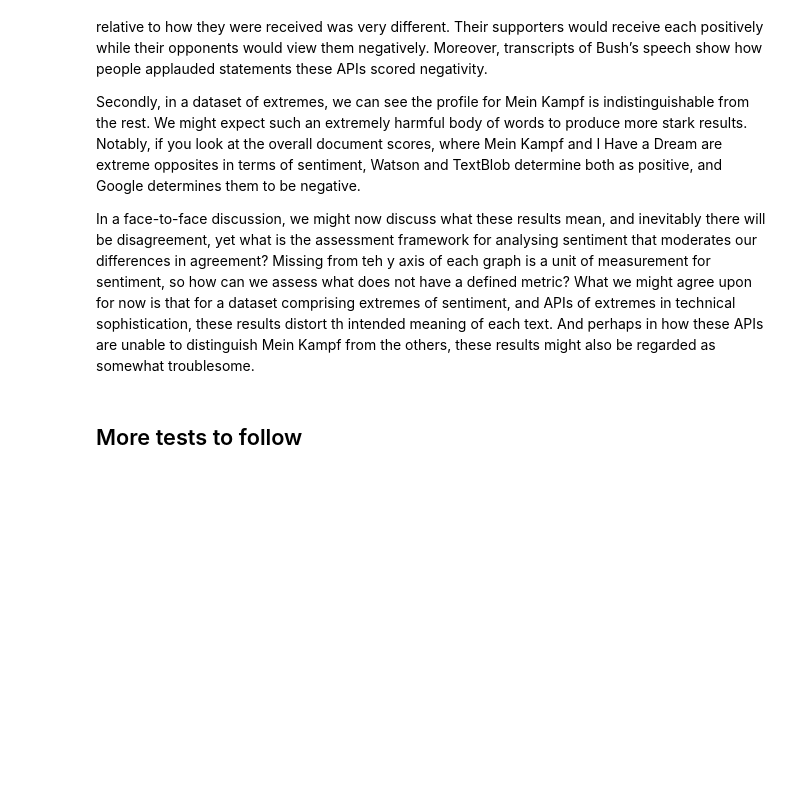
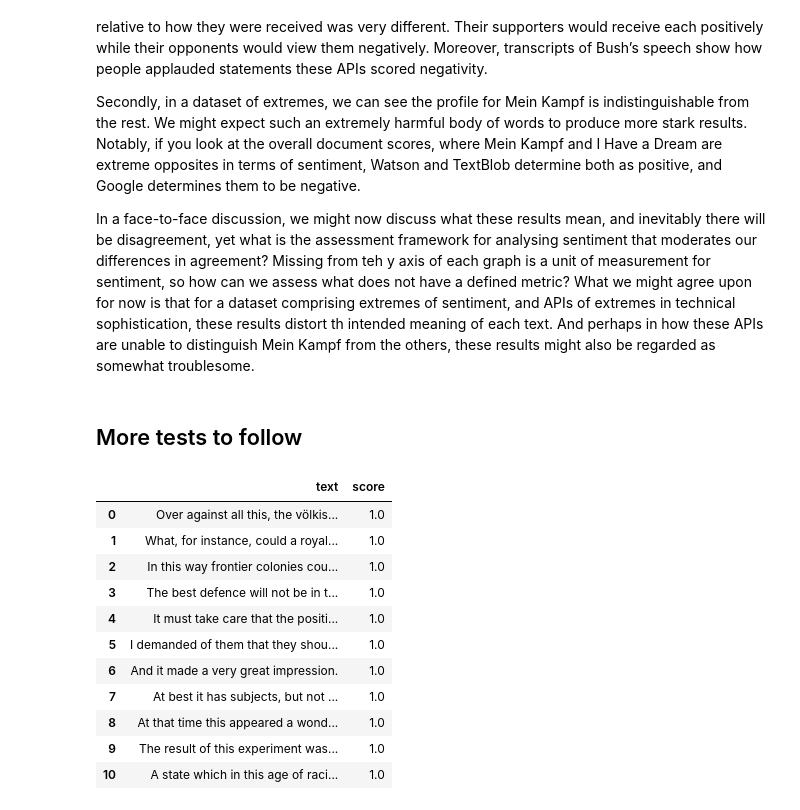
Before and after one commit to Fourthought/Hostile-Narrative-Analysis, a Jupyter notebook: Quantitative Analysis/Testing Sentiment Analysis.ipynb, the cells around one changed output. Saved outputs shown, nothing was run; the diff lists cells and outputs as text; code cells hidden in the pictures; blank space fills up the shorter version.

```diff
--- a/Quantitative Analysis/Testing Sentiment Analysis.ipynb
+++ b/Quantitative Analysis/Testing Sentiment Analysis.ipynb
@@ -18,17 +18,3 @@ In the second experiment, we compare scores for named entities identified in eac
 More experiments results to follow.
 # %% [markdown]
 ## Load the Sentiment Analysis Dataset and Show Metadata
-# %%
-%%time
-import os
-import pickle
-import pandas as pd
-import importlib
-importlib.reload(cndplots)
-
-filepath = os.getcwd()
-pickle_filename = "sentiment_analysis"
-with open(os.path.join(filepath, pickle_filename), 'rb') as file:
-    sentiment_analysis = pickle.load(file)
-
-pd.DataFrame(cndplots.get_doc_metadata(sentiment_analysis))
@@ -149,3 +127,21 @@ Secondly, in a dataset of extremes, we can see the profile for Mein Kampf is ind
 In a face-to-face discussion, we might now discuss what these results mean, and inevitably there will be disagreement, yet what is the assessment framework for analysing sentiment that moderates our differences in agreement? Missing from teh y axis of each graph is a unit of measurement for sentiment, so how can we assess what does not have a defined metric? What we might agree upon for now is that for a dataset comprising extremes of sentiment, and APIs of extremes in technical sophistication, these results distort th intended meaning of each text. And perhaps in how these APIs are unable to distinguish Mein Kampf from the others, these results might also be regarded as somewhat troublesome.
 # %% [markdown]
 ## More tests to follow
+# %%
+import pandas as pd
+
+# pd.set_option('expand_frame_repr', True)
+pd.DataFrame(sentiment_analysis["hitler"][0]["most_pos_sents"]["textblob"])
+# %% [output]
+|  | text | score |
+| 0 | Over against all this, the völkis... | 1.0 |
+| 1 | What, for instance, could a royal... | 1.0 |
+| 2 | In this way frontier colonies cou... | 1.0 |
+| 3 | The best defence will not be in t... | 1.0 |
+| 4 | It must take care that the positi... | 1.0 |
+| 5 | I demanded of them that they shou... | 1.0 |
+| 6 | And it made a very great impression. | 1.0 |
+| 7 | At best it has subjects, but not ... | 1.0 |
+| 8 | At that time this appeared a wond... | 1.0 |
+| 9 | The result of this experiment was... | 1.0 |
+| 10 | A state which in this age of raci... | 1.0 |
```
Also changed, not shown: parts of 4 cells of this notebook, 10 other files.
